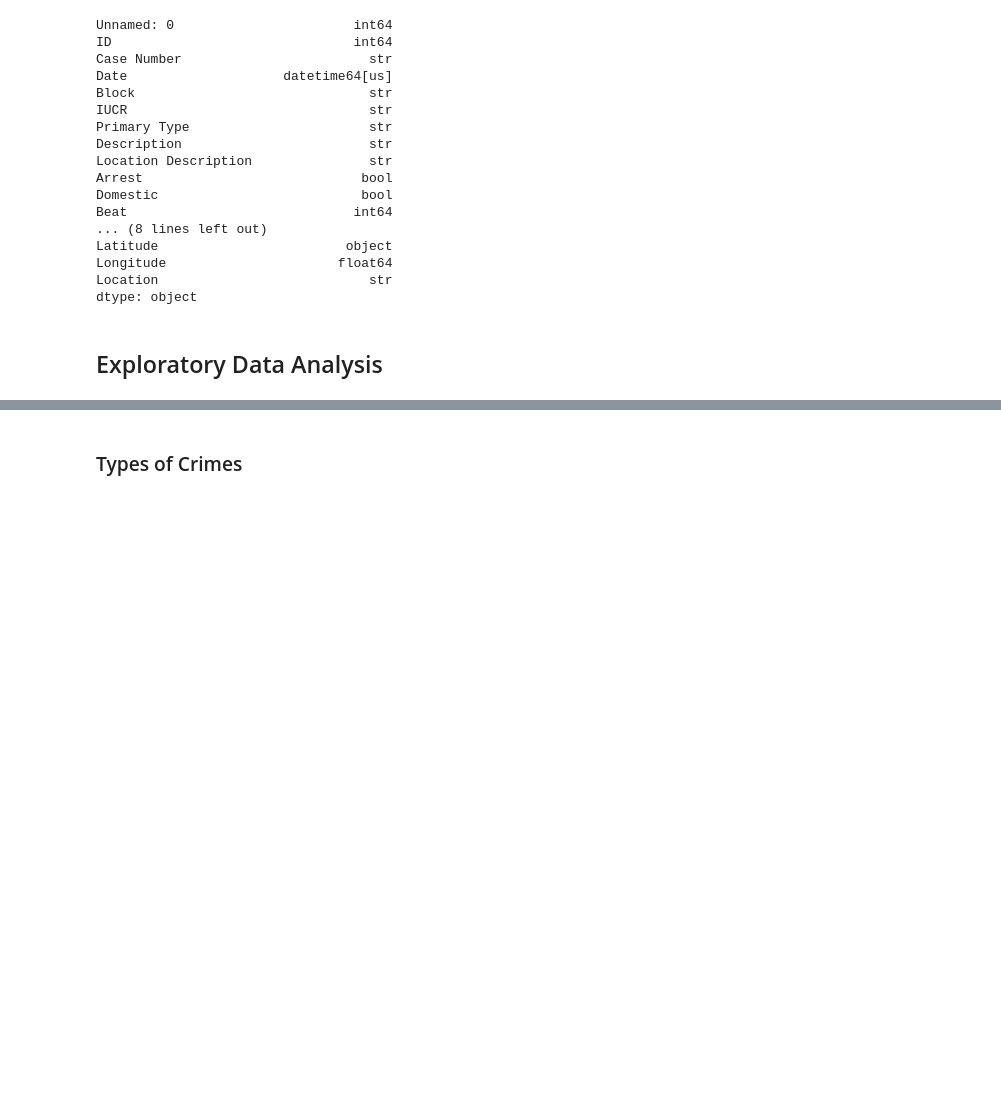
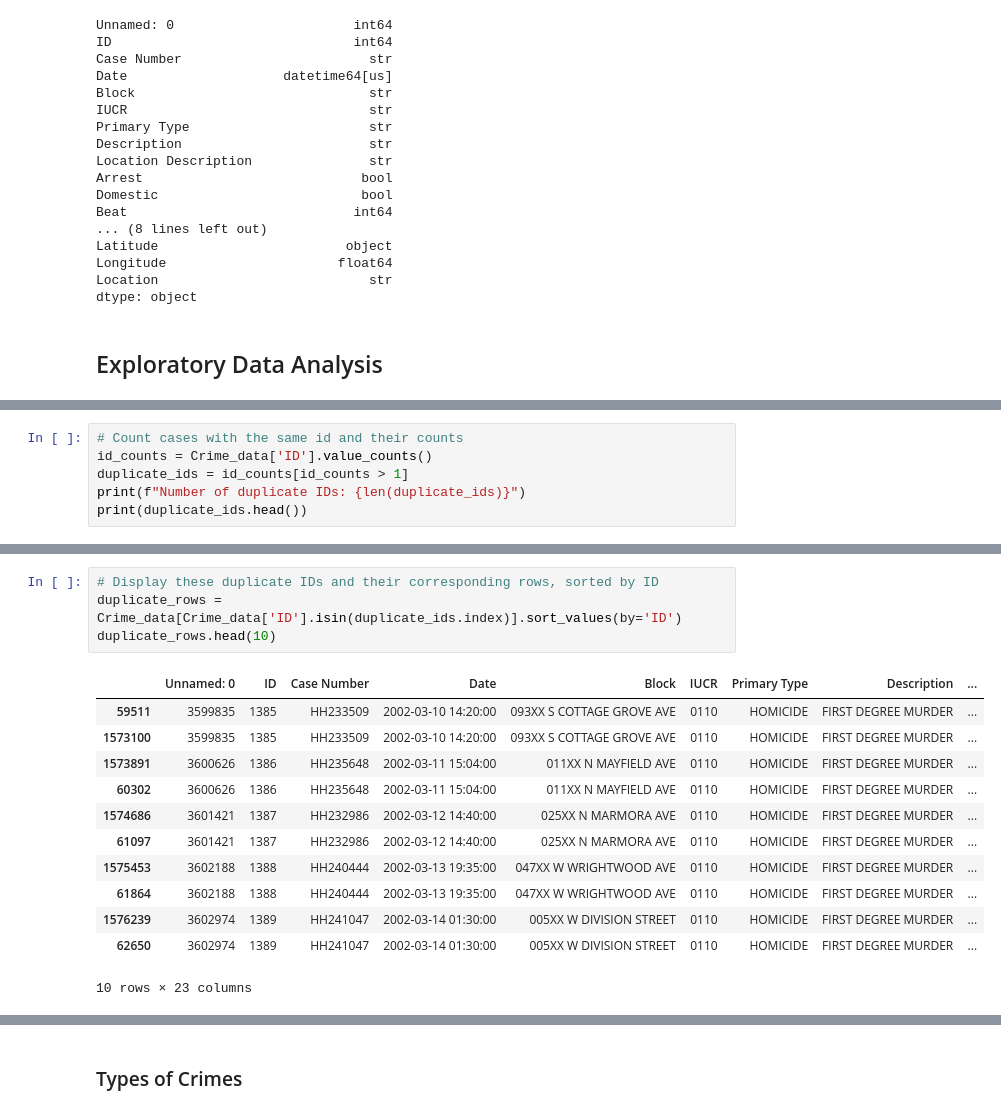
Before and after one commit to AngeloHYang/Thefts-in-Chicago, a Jupyter notebook: Data Analysis Code/Rethinking Chicago Crime.ipynb, the cells around one changed output, grey strips where cells are left out. Cells and saved outputs as stored; diff of their text form; blank space fills up the shorter version.

Commit message:
Update Rethinking Chicago Crime.ipynb
Working on duplicated IDs

```diff
--- a/Data Analysis Code/Rethinking Chicago Crime.ipynb
+++ b/Data Analysis Code/Rethinking Chicago Crime.ipynb
@@ -111,0 +116,6 @@ dtype: object
+# %%
+# Count cases with the same id and their counts
+id_counts = Crime_data['ID'].value_counts()
+duplicate_ids = id_counts[id_counts > 1]
+print(f"Number of duplicate IDs: {len(duplicate_ids)}")
+print(duplicate_ids.head())
@@ -111,0 +131,17 @@ dtype: object
+# %%
+# Display these duplicate IDs and their corresponding rows, sorted by ID
+duplicate_rows = Crime_data[Crime_data['ID'].isin(duplicate_ids.index)].sort_values(by='ID')
+duplicate_rows.head(10)
+# %% [output]
+|  | Unnamed: 0 | ID | Case Number | Date | Block | IUCR | Primary Type | Description | ... |
+| 59511 | 3599835 | 1385 | HH233509 | 2002-03-10 14:20:00 | 093XX S COTTAGE GROVE AVE | 0110 | HOMICIDE | FIRST DEGREE MURDER | ... |
+| 1573100 | 3599835 | 1385 | HH233509 | 2002-03-10 14:20:00 | 093XX S COTTAGE GROVE AVE | 0110 | HOMICIDE | FIRST DEGREE MURDER | ... |
+| 1573891 | 3600626 | 1386 | HH235648 | 2002-03-11 15:04:00 | 011XX N MAYFIELD AVE | 0110 | HOMICIDE | FIRST DEGREE MURDER | ... |
+| 60302 | 3600626 | 1386 | HH235648 | 2002-03-11 15:04:00 | 011XX N MAYFIELD AVE | 0110 | HOMICIDE | FIRST DEGREE MURDER | ... |
+| 1574686 | 3601421 | 1387 | HH232986 | 2002-03-12 14:40:00 | 025XX N MARMORA AVE | 0110 | HOMICIDE | FIRST DEGREE MURDER | ... |
+| 61097 | 3601421 | 1387 | HH232986 | 2002-03-12 14:40:00 | 025XX N MARMORA AVE | 0110 | HOMICIDE | FIRST DEGREE MURDER | ... |
+| 1575453 | 3602188 | 1388 | HH240444 | 2002-03-13 19:35:00 | 047XX W WRIGHTWOOD AVE | 0110 | HOMICIDE | FIRST DEGREE MURDER | ... |
+| 61864 | 3602188 | 1388 | HH240444 | 2002-03-13 19:35:00 | 047XX W WRIGHTWOOD AVE | 0110 | HOMICIDE | FIRST DEGREE MURDER | ... |
+| 1576239 | 3602974 | 1389 | HH241047 | 2002-03-14 01:30:00 | 005XX W DIVISION STREET | 0110 | HOMICIDE | FIRST DEGREE MURDER | ... |
+| 62650 | 3602974 | 1389 | HH241047 | 2002-03-14 01:30:00 | 005XX W DIVISION STREET | 0110 | HOMICIDE | FIRST DEGREE MURDER | ... |
+10 rows × 23 columns
```
Also changed, not shown: parts of 7 cells of this notebook.
